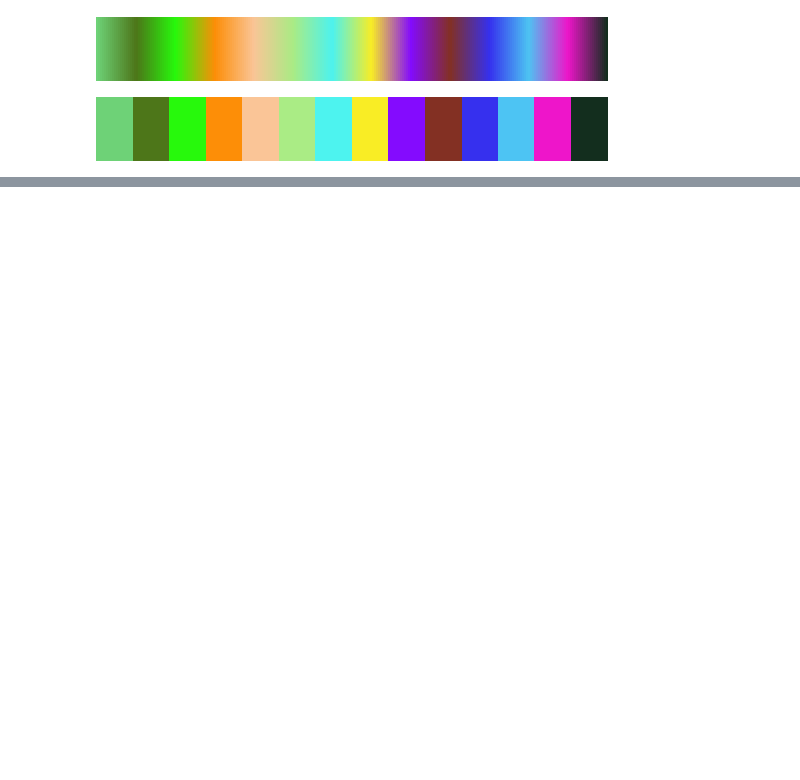
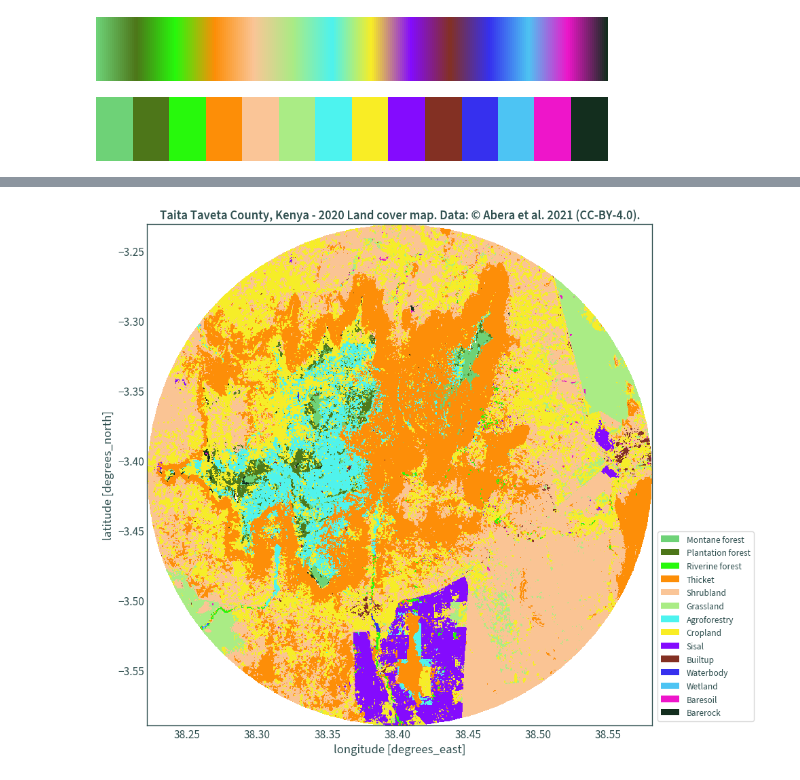
Before and after one commit to nmstreethran/charts, a Jupyter notebook: docs/rioxarray_lc.ipynb, the cells around one changed output, grey strips where cells are left out. Cells and saved outputs as stored; diff of their text form; code cells hidden in the pictures; blank space fills up the shorter version.

```diff
--- a/docs/rioxarray_lc.ipynb
+++ b/docs/rioxarray_lc.ipynb
@@ -317,0 +302,12 @@ plt.show()
+# %%
+# clip data into a smaller subset to demonstrate further plotting capabilities
+# use web mercator projection
+CRS = 3857
+# %%
+# 20k meter buffer at the centre
+mask = gpd.GeoSeries(
+    gpd.points_from_xy(
+        [xmin + (xmax - xmin) / 2], [ymin + (ymax - ymin) / 2],
+        crs=landcover.rio.crs
+    ).to_crs(CRS).buffer(20000).to_crs(landcover.rio.crs)
+)
@@ -317,0 +363,21 @@ plt.show()
+# %%
+# use legend handles for better legends
+fig, ax = plt.subplots(figsize=(10, 10))
+landcover.rio.clip(mask).plot(add_colorbar=False, cmap=colours, ax=ax)
+
+legend_handles = []
+for color, label in zip(list(uniquevals["color"]), list(uniquevals["label"])):
+    legend_handles.append(mpatches.Patch(facecolor=color, label=label))
+
+ax.legend(
+    handles=legend_handles, loc="lower right", bbox_to_anchor=(1.21, 0)
+)
+
+plt.title(
+    "Taita Taveta County, Kenya - 2020 Land cover map. "
+    "Data: © Abera et al. 2021 (CC-BY-4.0)."
+)
+
+plt.show()
+# %% [output]
+[figure, added]
```
Also changed, not shown: parts of 26 cells of this notebook, 5 other files.
